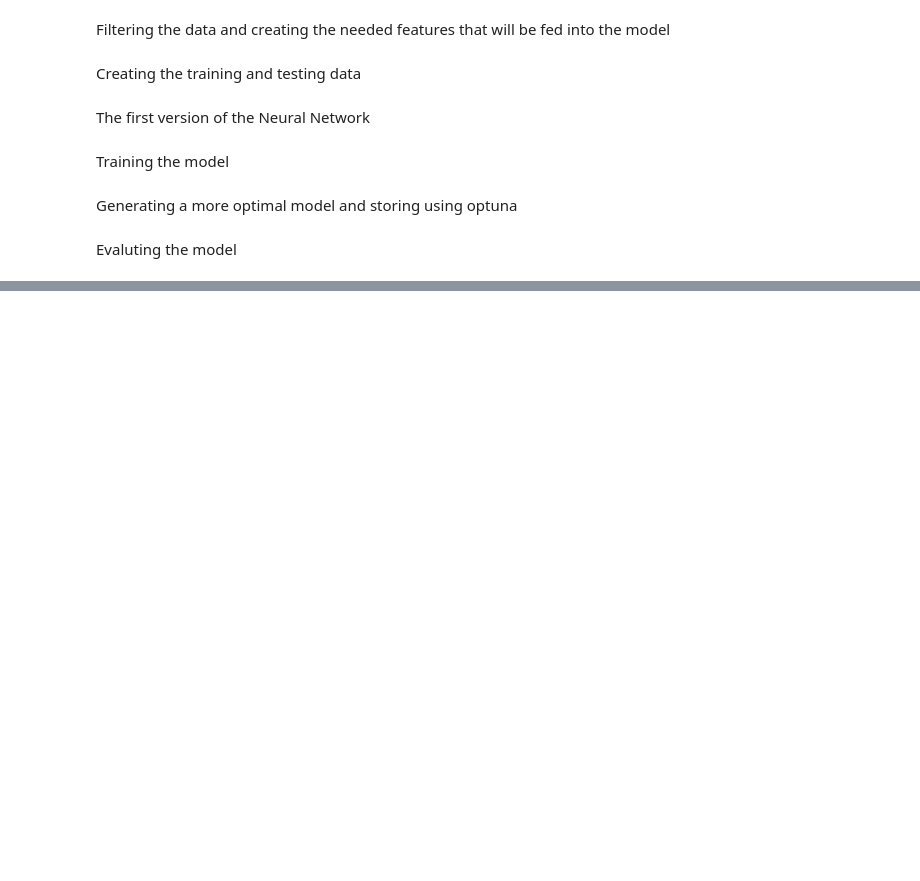
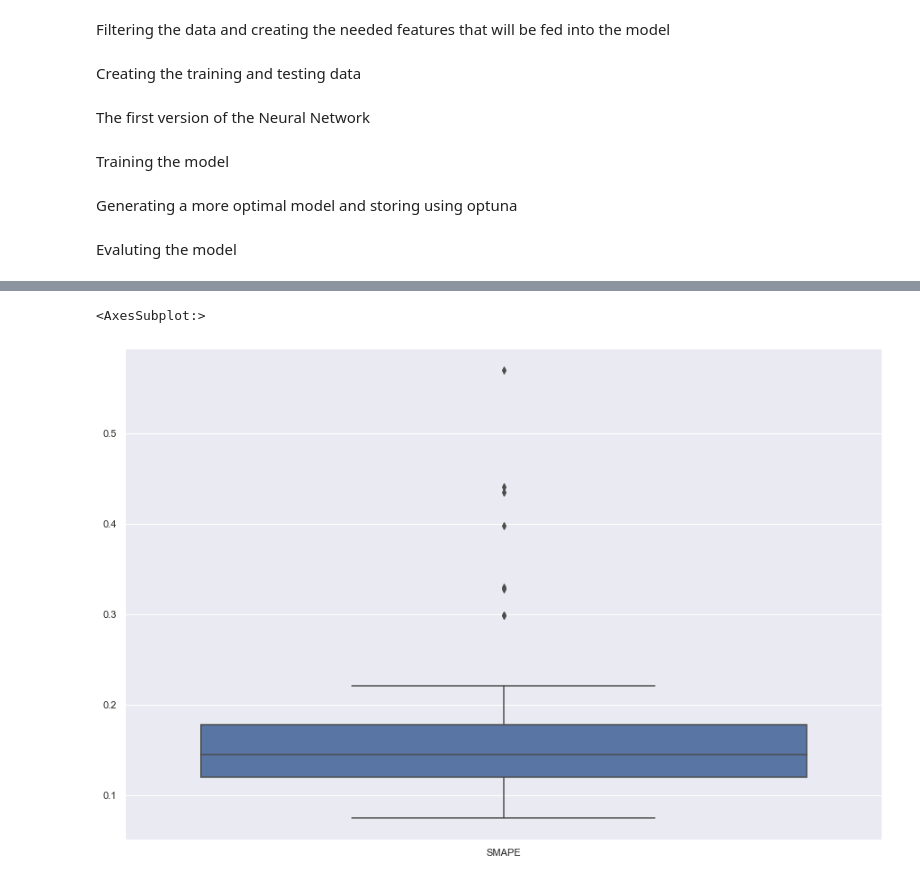
Before and after one commit to MohammadSakhnini/PageView_Prediction, a Jupyter notebook: DNN.ipynb, the cells around one changed output, grey strips where cells are left out. Saved outputs shown, nothing was run; the diff lists cells and outputs as text; code cells hidden in the pictures; blank space fills up the shorter version.

```diff
--- a/DNN.ipynb
+++ b/DNN.ipynb
@@ -326,0 +342,17 @@ plt.legend()
+# %%
+import seaborn as sns
+
+losses = {"SMAPE":[]}
+for song in df["article"].unique():
+    input = df[df["article"] == song][features][-14:].values
+    actual = df[df["article"] == song][target][-14:].values.flatten()
+
+    preds = np.zeros(len(input))
+    for i,v in enumerate(input):
+        preds[i] = predict(v,best_model)
+    losses["SMAPE"].append(smape(actual,preds.flatten()))
+sns.set(rc={'figure.figsize':(15,10)})
+sns.boxplot(data=pd.DataFrame(data=losses),orient="v")
+# %% [output]
+<AxesSubplot:>
+[figure, added]
```
Also changed, not shown: parts of 3 cells of this notebook, 2 other files.
